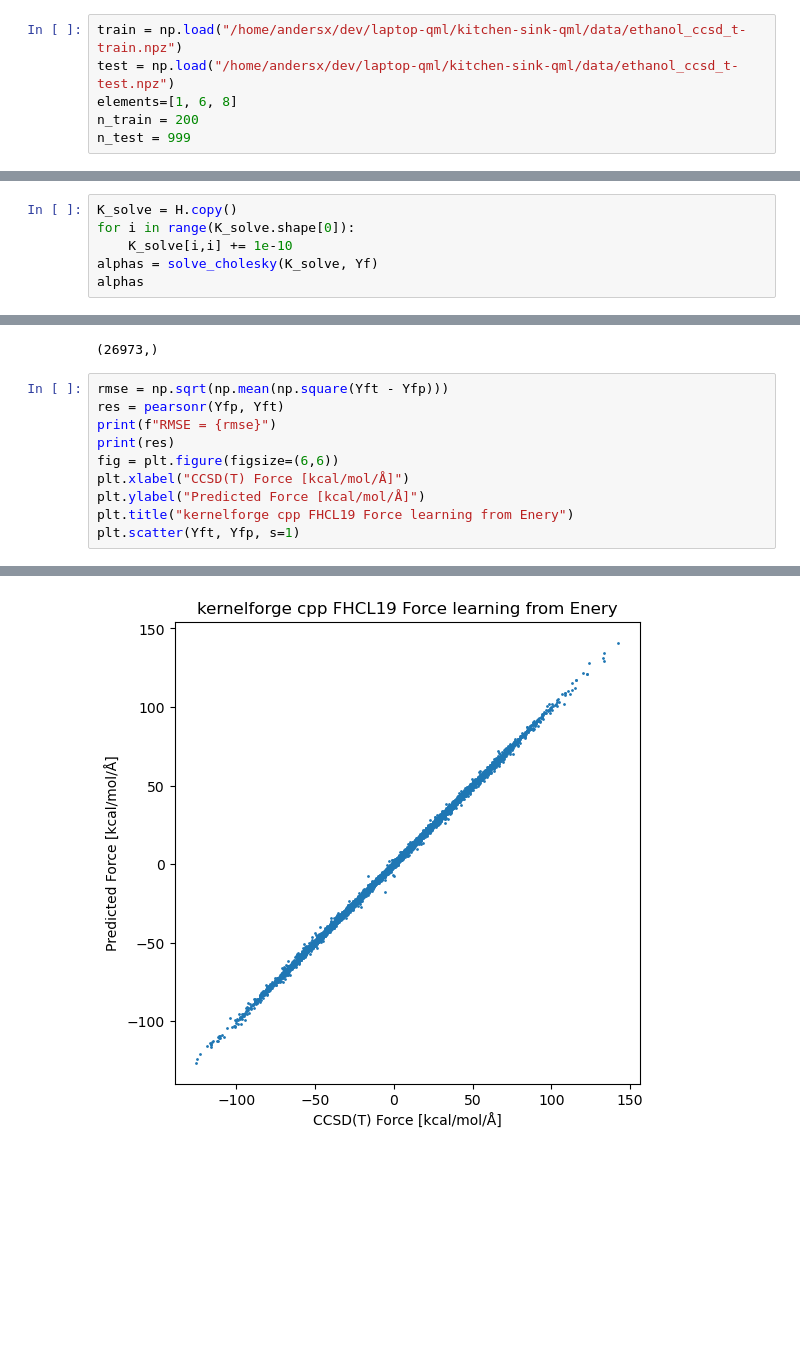
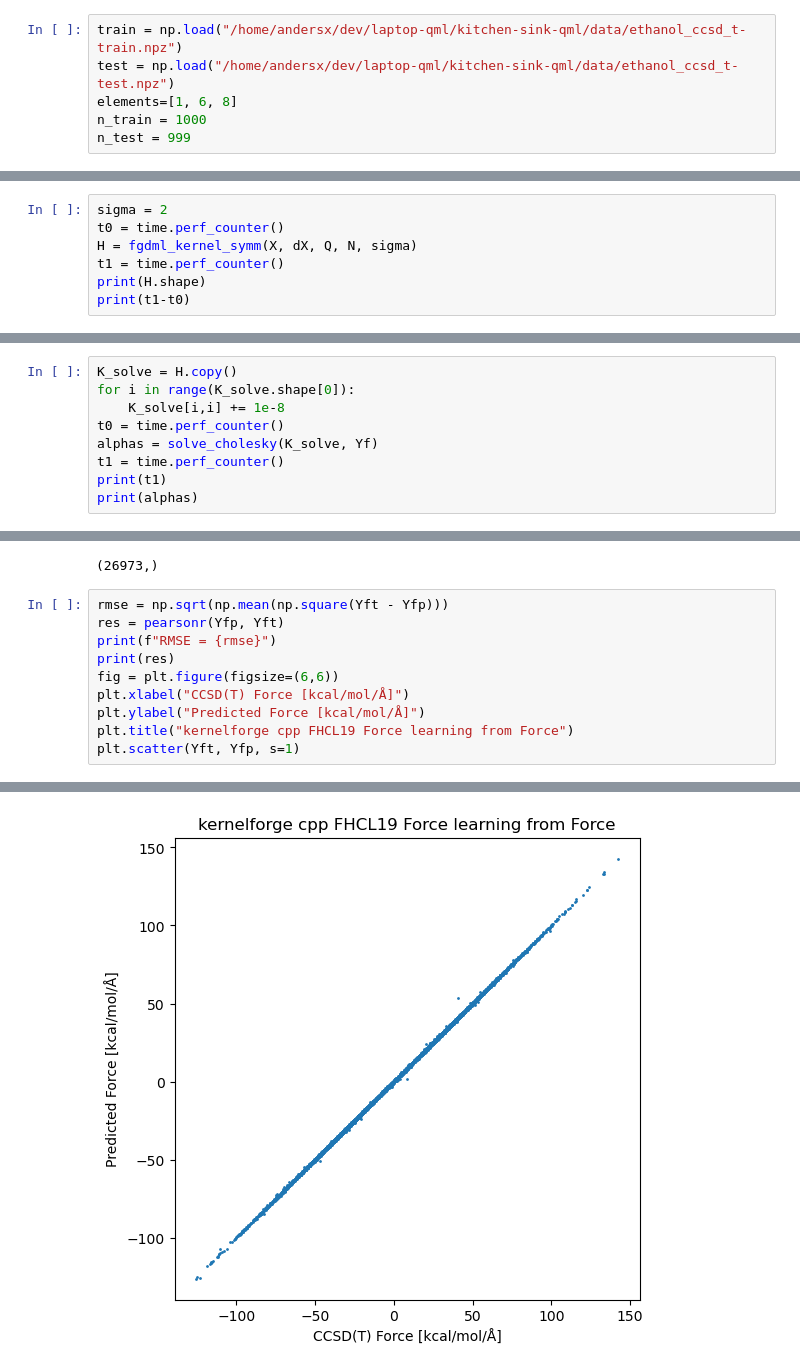
Before and after one commit to andersx/kernelforge, a Jupyter notebook: examples/fchl_hess.ipynb, the cells around one changed output, grey strips where cells are left out. Drawn from its saved outputs; the diff is of its cells as text; blank space fills up the shorter version.

Commit message:
Added FCHL19 symmetric hessian kernel (gdml-style)

```diff
--- a/examples/fchl_hess.ipynb
+++ b/examples/fchl_hess.ipynb
@@ -17,7 +23,7 @@ print(os.environ["LD_PRELOAD"])
 train = np.load("/home/andersx/dev/laptop-qml/kitchen-sink-qml/data/ethanol_ccsd_t-train.npz")
 test = np.load("/home/andersx/dev/laptop-qml/kitchen-sink-qml/data/ethanol_ccsd_t-test.npz")
 elements=[1, 6, 8]
-n_train = 200
+n_train = 1000
 n_test = 999
 # %%
 X = np.asarray([generate_fchl_acsf(r, train["z"], elements=elements) for r in tqdm(train["R"][:n_train])])
@@ -87,0 +51,7 @@ array([[ 2.3618658 ,  0.73907773,  0.09922488, -1.58487104, -1.12328016],
+# %%
+sigma = 2
+t0 = time.perf_counter()
+H = fgdml_kernel_symm(X, dX, Q, N, sigma)
+t1 = time.perf_counter()
+print(H.shape)
+print(t1-t0)
@@ -88,7 +61,10 @@ array([[ 2.3618658 ,  0.73907773,  0.09922488, -1.58487104, -1.12328016],
 # %%
 K_solve = H.copy()
 for i in range(K_solve.shape[0]):
-    K_solve[i,i] += 1e-10
+    K_solve[i,i] += 1e-8
+t0 = time.perf_counter()
 alphas = solve_cholesky(K_solve, Yf)
-alphas
+t1 = time.perf_counter()
+print(t1)
+print(alphas)
 # %% [output]
@@ -143,6 +120,6 @@ print(res)
 fig = plt.figure(figsize=(6,6))
 plt.xlabel("CCSD(T) Force [kcal/mol/Å]")
 plt.ylabel("Predicted Force [kcal/mol/Å]")
-plt.title("kernelforge cpp FHCL19 Force learning from Enery")
+plt.title("kernelforge cpp FHCL19 Force learning from Force")
 plt.scatter(Yft, Yfp, s=1)
 # %% [output]
@@ -151,2 +128,2 @@ PearsonRResult(statistic=np.float64(0.9996843756612648), pvalue=np.float64(0.0))
 <matplotlib.collections.PathCollection at 0x...>
-[figure, old version]
+[figure, new version]
```
Also changed, not shown: parts of 14 cells of this notebook, 3 other files.
